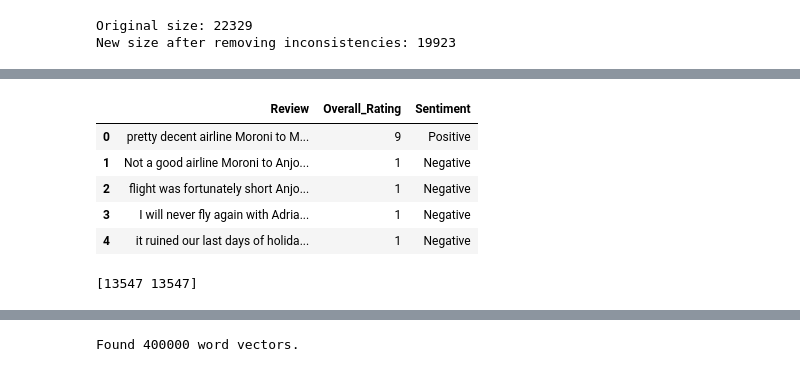
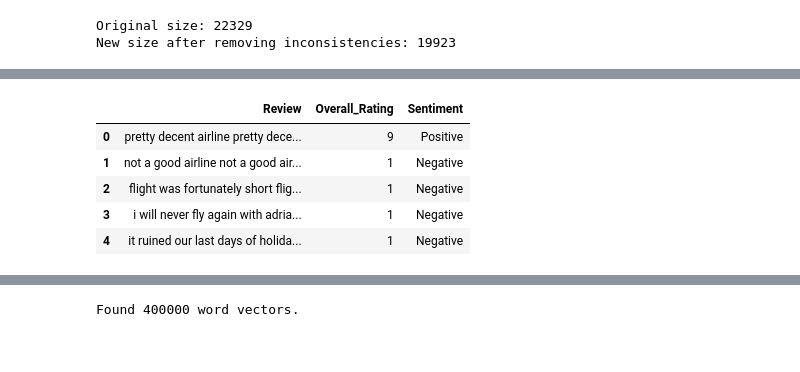
Before and after one commit to andr3w1699/Intelligent_System_for_Pattern_Recognition, a Jupyter notebook: Assignement3.ipynb, the cells around one changed output, grey strips where cells are left out. Cells and saved outputs as stored; diff of their text form; code cells hidden in the pictures.

```diff
--- a/Assignement3.ipynb
+++ b/Assignement3.ipynb
@@ -104,0 +103,3 @@ df = df[df['Overall_Rating'] != 'n']
+# %%
+# Remove neutral reviews
+df = df[df['Overall_Rating'] != 5]
@@ -186,38 +172,41 @@ Name: count, dtype: int64
 # %%
 # 2. Basic cleaning
-df.dropna(subset=['Review', 'Overall_Rating'], inplace=True)
-
-# Remove rows with non-numeric Overall_Rating values
-df = df[pd.to_numeric(df['Overall_Rating'], errors='coerce').notnull()]
+df_cleaned.dropna(subset=['Review', 'Overall_Rating'], inplace=True)
 
 # Concatenate Review_Title with Review at the beginning, remove "" in the Title
-df['Review'] = df['Review_Title'].str.strip('"') + ' ' + df['Review']
+df_cleaned['Review'] = df_cleaned['Review_Title'].str.strip('"') + ' ' + df_cleaned['Review']
 
 # Now safely convert to int
-df['Overall_Rating'] = df['Overall_Rating'].astype(int)
+df_cleaned['Overall_Rating'] = df_cleaned['Overall_Rating'].astype(int)
 
 # Optional: limit to a valid range, e.g., 1 to 9
 # df = df[df['Overall_Rating'].between(1, 9)]
 
 # Map Overall_Rating to Sentiment
 def rating_to_sentiment(rating):
     if rating <= 5:
         return 'Negative'
     else:
         return 'Positive'
     return 'Unknown'  # In case there are any outliers
 
 # Apply the function to create the 'Sentiment' column
-df['Sentiment'] = df['Overall_Rating'].apply(rating_to_sentiment)
+df_cleaned['Sentiment'] = df_cleaned['Overall_Rating'].apply(rating_to_sentiment)
+
+# Convert to lowercase
+df_cleaned['Review'] = df_cleaned['Review'].apply(lambda x: x.lower())
+
+# Remove special characters (keep only letters, numbers, and spaces)
+df_cleaned['Review'] = df_cleaned['Review'].apply(lambda x: re.sub(r'[^a-zA-Z0-9\s]', '', x))
 
 # View the result
-df[['Review', 'Overall_Rating', 'Sentiment']].head()
+df_cleaned[['Review', 'Overall_Rating', 'Sentiment']].head()
 # %% [output]
 |  | Review | Overall_Rating | Sentiment |
-| 0 | pretty decent airline Moroni to M... | 9 | Positive |
-| 1 | Not a good airline Moroni to Anjo... | 1 | Negative |
-| 2 | flight was fortunately short Anjo... | 1 | Negative |
-| 3 | I will never fly again with Adria... | 1 | Negative |
+| 0 | pretty decent airline pretty dece... | 9 | Positive |
+| 1 | not a good airline not a good air... | 1 | Negative |
+| 2 | flight was fortunately short flig... | 1 | Negative |
+| 3 | i will never fly again with adria... | 1 | Negative |
 | 4 | it ruined our last days of holida... | 1 | Negative |
 # %%
 # 3. Tokenize and pad
@@ -232,33 +220,0 @@ labels = label_encoder.fit_transform(df['Sentiment'])
-# %%
-# First, split the data (unbalanced)
-X_train, X_test, y_train, y_test = train_test_split(padded, labels, test_size=0.2, random_state=42)
-
-# Convert to DataFrame temporarily for easier manipulation
-train_df = pd.DataFrame(X_train)
-train_df['label'] = y_train
-
-# Separate classes
-classes = train_df['label'].unique()
-balanced_parts = []
-
-# Upsample each class to match the size of the largest class
-max_size = train_df['label'].value_counts().max()
-
-for cls in classes:
-    cls_subset = train_df[train_df['label'] == cls]
-    upsampled = resample(cls_subset, replace=True, n_samples=max_size, random_state=42)
-    balanced_parts.append(upsampled)
-
-# Concatenate balanced class samples
-balanced_train_df = pd.concat(balanced_parts)
-
-# Shuffle to randomize order
-balanced_train_df = balanced_train_df.sample(frac=1, random_state=42).reset_index(drop=True)
-
-# Split X and y
-X_train_balanced = balanced_train_df.drop('label', axis=1).values
-y_train_balanced = balanced_train_df['label'].values
-
-print(np.bincount(y_train_balanced))
-# %% [output]
-[13547 13547]
```
Also changed, not shown: parts of 23 cells of this notebook.
